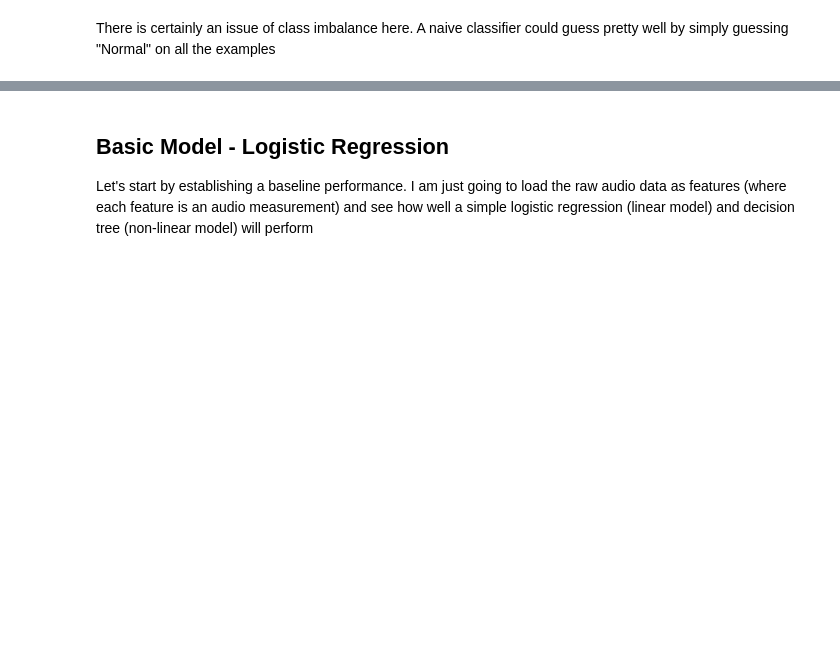
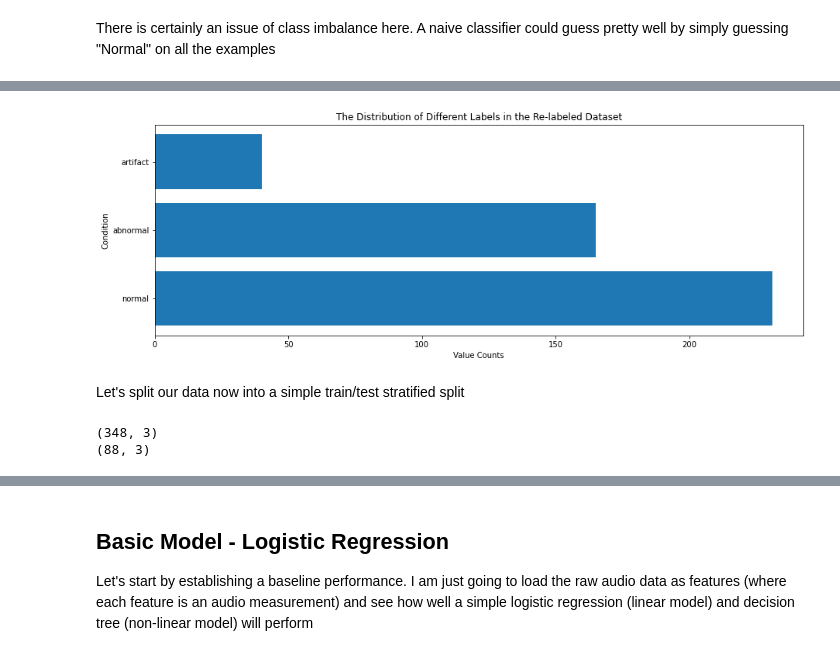
Before and after one commit to bshabashFD/Heart-Abnormalities-ML, a Jupyter notebook: Data Modeling with Mel Frequencies.ipynb, the cells around one changed output, grey strips where cells are left out. Cells and saved outputs as stored; diff of their text form; code cells hidden in the pictures; blank space fills up the shorter version.

Commit message:
Simplified the problem into 3 classes for mel spectrograms

```diff
--- a/Data Modeling with Mel Frequencies.ipynb
+++ b/Data Modeling with Mel Frequencies.ipynb
@@ -92,6 +28,6 @@ array([[5.35081196e+00, 6.21693754e+00, 3.15149403e+00, ...,
 
 First thing's first, let's load the dataset. I created a new function that loads up the dataset for me and converts it into a pandas dataframe for easy access. For more information on this, please see the `Data Cleaning` notebook
 # %%
-dataset = read_original_data('453_923_bundle_archive')
+dataset = read_and_combine_data('453_923_bundle_archive', read_noisy_data=False)
 print(dataset.shape)
 dataset.head()
@@ -110,0 +61,31 @@ There is certainly an issue of class imbalance here. A naive classifier could gu
+# %%
+def relabel(label):
+    if (label == "normal"):
+        return "normal"
+    elif (label == "artifact"):
+        return "artifact"
+    else:
+        return "abnormal"
+dataset['label'] = dataset['label'].apply(relabel)
+# %%
+label_counts = dataset['label'].value_counts()
+
+plt.figure(figsize=(15,5))
+plt.barh(label_counts.index, label_counts.values)
+plt.xlabel("Value Counts")
+plt.ylabel("Condition")
+plt.title("The Distribution of Different Labels in the Re-labeled Dataset")
+plt.show()
+# %% [output]
+[figure, added]
+# %% [markdown]
+Let's split our data now into a simple train/test stratified split
+# %%
+from sklearn.model_selection import train_test_split
+
+train_dataset, test_dataset = train_test_split(dataset, test_size=0.2, stratify=dataset['label'], random_state=1)
+print(train_dataset.shape)
+print(test_dataset.shape)
+# %% [output]
+(348, 3)
+(88, 3)
```
Also changed, not shown: parts of 52 cells of this notebook, 6 other files.
